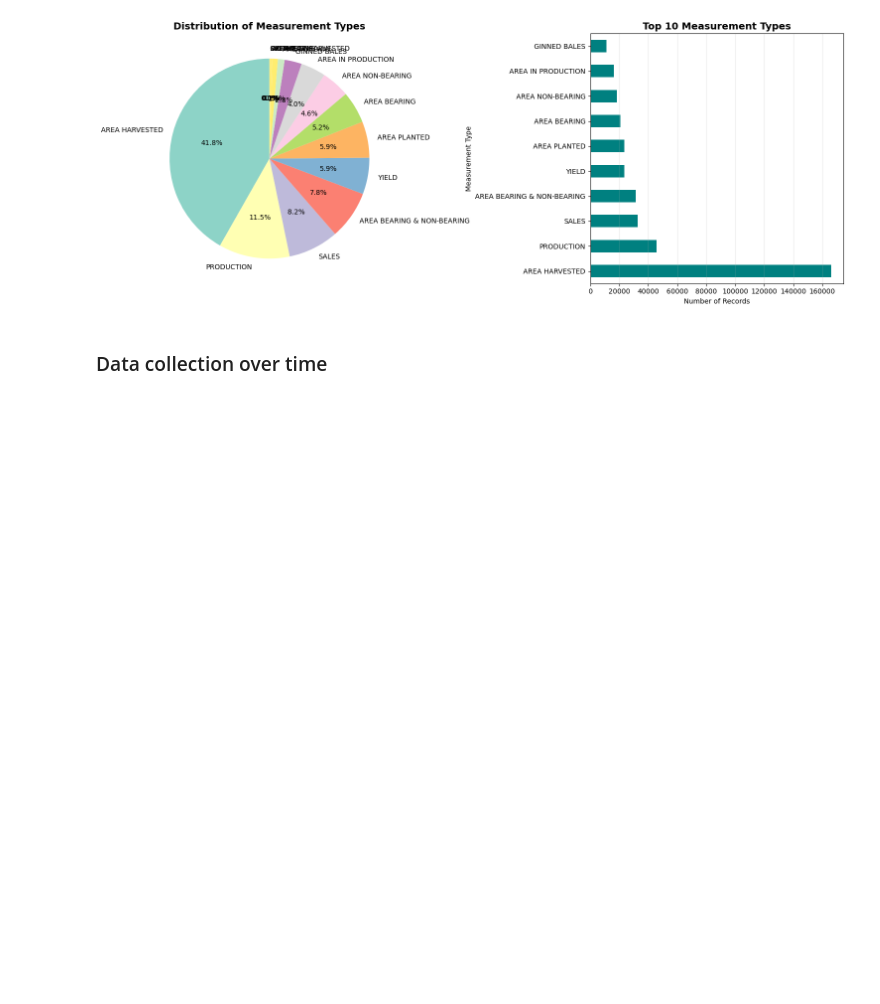
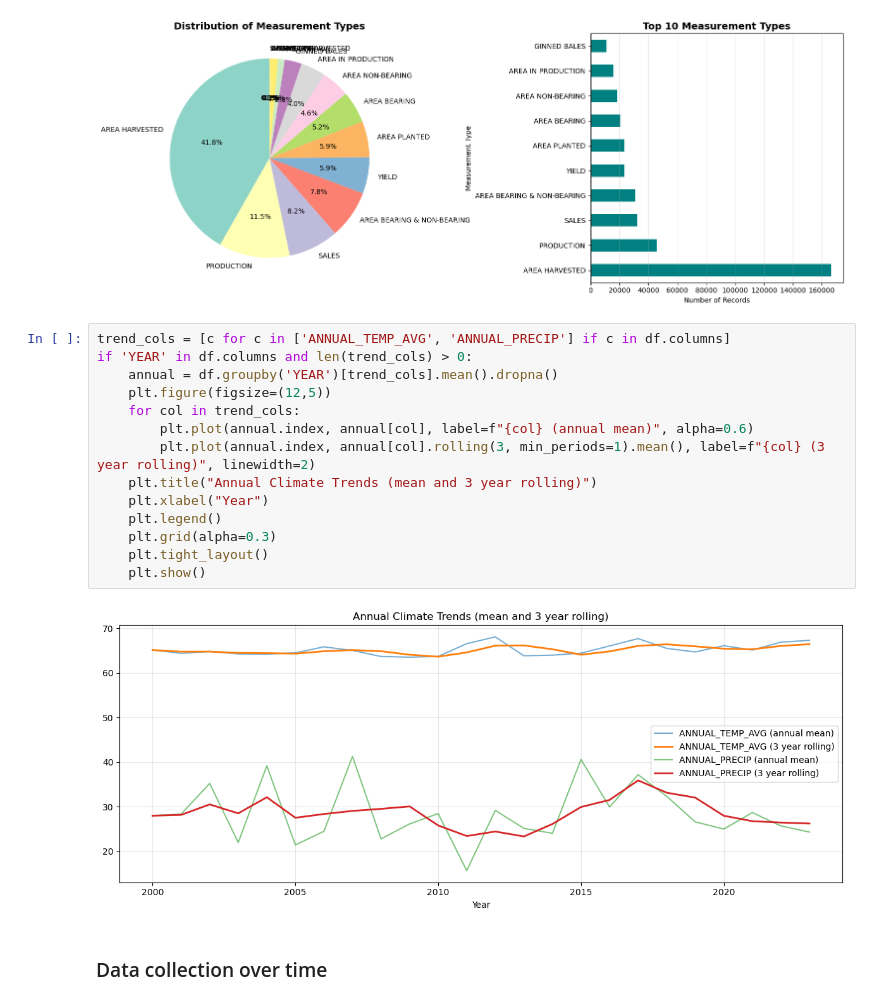
Before and after one commit to Fall-2025-CS4347-SDS/Fall-2025-CS4347-Project, a Jupyter notebook: texas_agriculture_eda.ipynb, the cells around one changed output. Cells and saved outputs as stored; diff of their text form; blank space fills up the shorter version.

```diff
--- a/texas_agriculture_eda.ipynb
+++ b/texas_agriculture_eda.ipynb
@@ -460,6 +498,22 @@ plt.tight_layout()
 plt.show()
 # %% [output]
 [figure]
+# %%
+trend_cols = [c for c in ['ANNUAL_TEMP_AVG', 'ANNUAL_PRECIP'] if c in df.columns]
+if 'YEAR' in df.columns and len(trend_cols) > 0:
+    annual = df.groupby('YEAR')[trend_cols].mean().dropna()
+    plt.figure(figsize=(12,5))
+    for col in trend_cols:
+        plt.plot(annual.index, annual[col], label=f"{col} (annual mean)", alpha=0.6)
+        plt.plot(annual.index, annual[col].rolling(3, min_periods=1).mean(), label=f"{col} (3 year rolling)", linewidth=2)
+    plt.title("Annual Climate Trends (mean and 3 year rolling)")
+    plt.xlabel("Year")
+    plt.legend()
+    plt.grid(alpha=0.3)
+    plt.tight_layout()
+    plt.show()
+# %% [output]
+[figure, added]
 # %% [markdown]
 ### Data collection over time
 # %%
```
Also changed, not shown: parts of 4 cells of this notebook.
